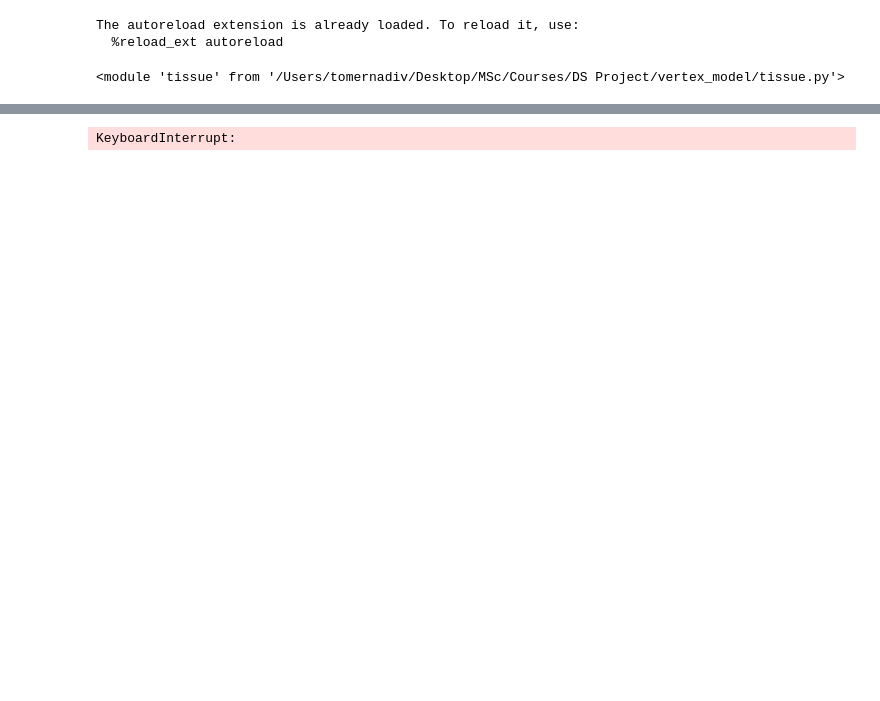
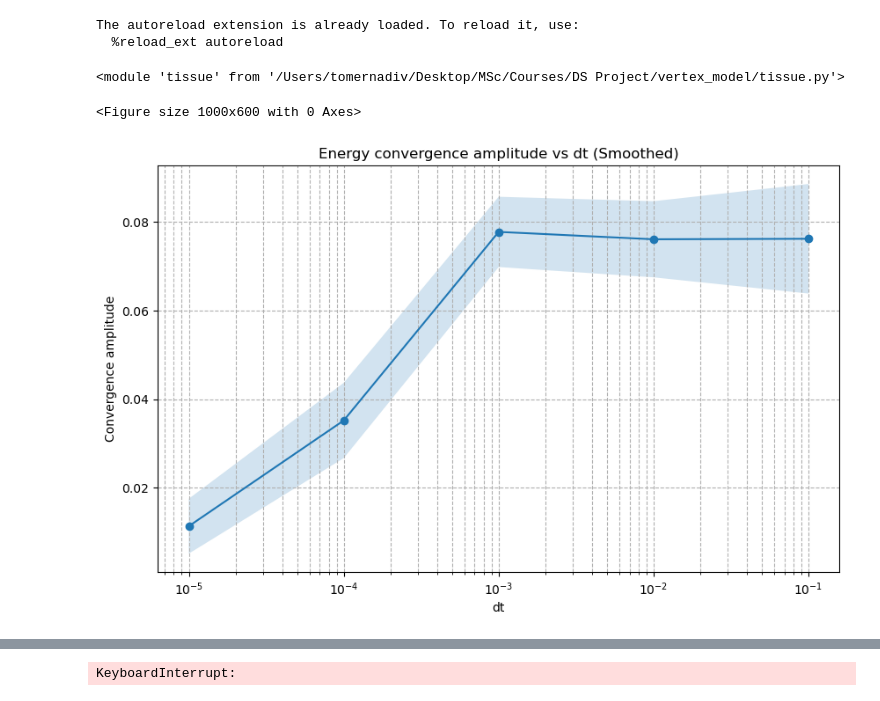
Before and after one commit to tomernadiv/vertex_model, a Jupyter notebook: notebook.ipynb, the cells around one changed output, grey strips where cells are left out. Saved outputs shown, nothing was run; the diff lists cells and outputs as text; code cells hidden in the pictures; blank space fills up the shorter version.

Commit message:
modified resulta

```diff
--- a/notebook.ipynb
+++ b/notebook.ipynb
@@ -16,3 +16,72 @@ importlib.reload(tissue)
 The autoreload extension is already loaded. To reload it, use:
   %reload_ext autoreload
 <module 'tissue' from '/Users/tomernadiv/Desktop/MSc/Courses/DS Project/vertex_model/tissue.py'>
+# %%
+pickle_path = r'/Users/tomernadiv/Desktop/MSc/Courses/DS Project/vertex_model/results.pkl'
+import pickle
+with open(pickle_path, 'rb') as f:
+    results = pickle.load(f)
+# %%
+energies = results['energy']
+areas = results['area']
+# remove keys 6,7 from dict
+for i in range(6, 8):
+    del energies[i]
+    del areas[i]
+# %%
+import numpy as np
+from scipy.signal import find_peaks
+
+def get_peak_amplitudes(energy, min_prominence=1e-6, smooth=True, window=10):
+    # Find local maxima and minima
+    peaks, _ = find_peaks(energy, prominence=min_prominence)
+    troughs, _ = find_peaks(-np.array(energy), prominence=min_prominence)
+
+    # Extract peak and trough values
+    peak_vals = energy[peaks]
+    trough_vals = energy[troughs]
+
+    # Match lengths
+    min_len = min(len(peak_vals), len(trough_vals))
+    amps = peak_vals[:min_len] - trough_vals[:min_len]
+
+    if smooth and len(amps) >= window:
+        # Apply simple moving average
+        amps = np.convolve(amps, np.ones(window)/window, mode='valid')
+
+    return amps
+
+dt_values = []
+convergence_amps = []
+convergence_amps_std = []
+amps_dict = {}
+num_convergence_peaks = 200
+
+for dt, energy in energies.items():
+    dt_values.append(10**-dt)
+    amps = get_peak_amplitudes(np.array(energy), smooth=True, window=50)
+    amps_dict[dt] = amps
+    if len(amps) >= num_convergence_peaks:
+        convergence_amps.append(np.mean(amps[:-num_convergence_peaks]))
+        convergence_amps_std.append(np.std(amps[:-num_convergence_peaks]))
+    else:
+        convergence_amps.append(np.mean(amps))
+        convergence_amps_std.append(np.std(amps))
+
+
+plt.figure()
+plt.plot(dt_values, convergence_amps, marker='o', label='Convergence amplitude')
+plt.fill_between(dt_values,
+                 np.array(convergence_amps) - np.array(convergence_amps_std),
+                 np.array(convergence_amps) + np.array(convergence_amps_std),
+                 alpha=0.2, label='Standard deviation')
+plt.xscale('log')
+plt.xlabel('dt')
+plt.ylabel('Convergence amplitude')
+plt.title('Energy convergence amplitude vs dt (Smoothed)')
+plt.grid(True, which="both", ls='--')
+plt.savefig('results/plots/convergence_amplitude_vs_dt.png', dpi=300, bbox_inches='tight')
+plt.show()
+# %% [output]
+<Figure size 1000x600 with 0 Axes>
+[figure, added]
```
Also changed, not shown: parts of 1 cell of this notebook, 6 other files.
